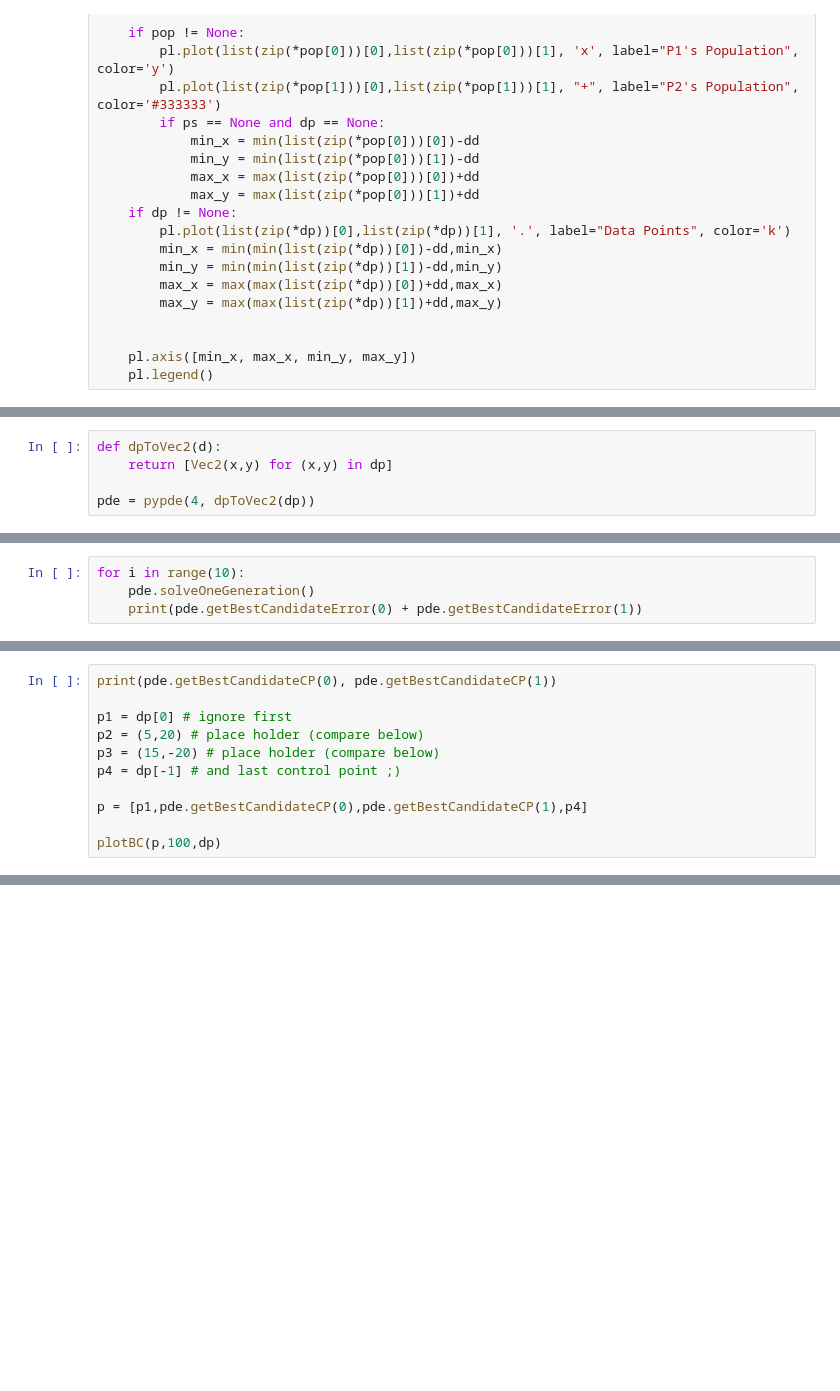
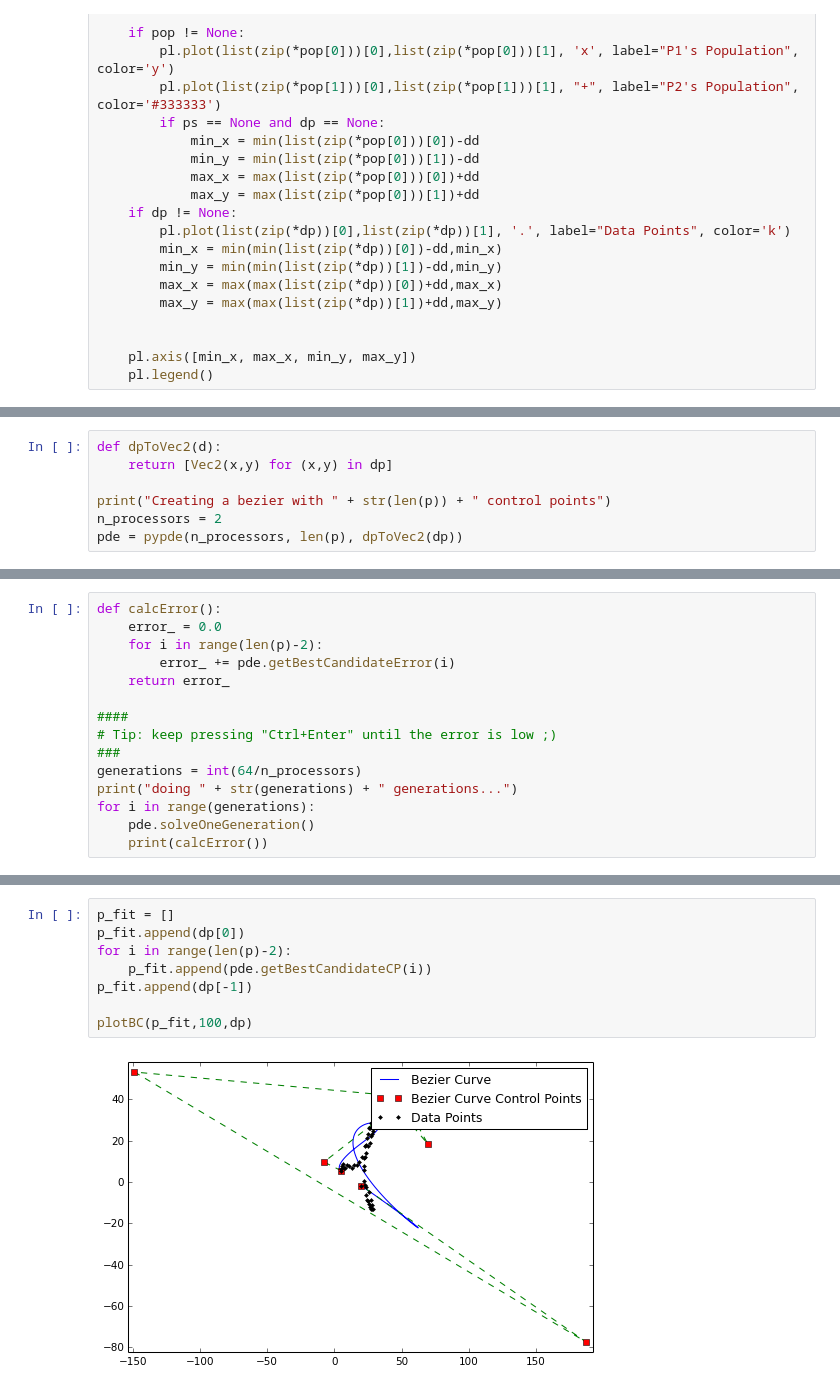
Before and after one commit to AllanHasegawa/pdebc, a Jupyter notebook: samples/bezier_fitting/notebook/pypde_t01.ipynb, the cells around one changed output, grey strips where cells are left out. Saved outputs shown, nothing was run; the diff lists cells and outputs as text; blank space fills up the shorter version.

Commit message:
updated pypde to work with ThreadsDE

```diff
--- a/samples/bezier_fitting/notebook/pypde_t01.ipynb
+++ b/samples/bezier_fitting/notebook/pypde_t01.ipynb
@@ -127,4 +125,6 @@ plotBC(None, 20, dp)
 def dpToVec2(d):
     return [Vec2(x,y) for (x,y) in dp]
 
-pde = pypde(4, dpToVec2(dp))
+print("Creating a bezier with " + str(len(p)) + " control points")
+n_processors = 2
+pde = pypde(n_processors, len(p), dpToVec2(dp))
@@ -131,4 +132,0 @@ pde = pypde(4, dpToVec2(dp))
-# %%
-for i in range(10):
-    pde.solveOneGeneration()
-    print(pde.getBestCandidateError(0) + pde.getBestCandidateError(1))
@@ -146,11 +132,0 @@ for i in range(10):
-# %%
-print(pde.getBestCandidateCP(0), pde.getBestCandidateCP(1))
-
-p1 = dp[0] # ignore first
-p2 = (5,20) # place holder (compare below)
-p3 = (15,-20) # place holder (compare below)
-p4 = dp[-1] # and last control point ;)
-
-p = [p1,pde.getBestCandidateCP(0),pde.getBestCandidateCP(1),p4]
-
-plotBC(p,100,dp)
@@ -159,0 +133,15 @@ plotBC(p,100,dp)
+# %%
+def calcError():
+    error_ = 0.0
+    for i in range(len(p)-2):
+        error_ += pde.getBestCandidateError(i)
+    return error_
+
+####
+# Tip: keep pressing "Ctrl+Enter" until the error is low ;)
+###
+generations = int(64/n_processors)
+print("doing " + str(generations) + " generations...")
+for i in range(generations):
+    pde.solveOneGeneration()
+    print(calcError())
@@ -159,0 +166,10 @@ plotBC(p,100,dp)
+# %%
+p_fit = []
+p_fit.append(dp[0])
+for i in range(len(p)-2):
+    p_fit.append(pde.getBestCandidateCP(i))
+p_fit.append(dp[-1])
+
+plotBC(p_fit,100,dp)
+# %% [output]
+[figure, added]
```
Also changed, not shown: parts of 6 cells of this notebook, 3 other files.
